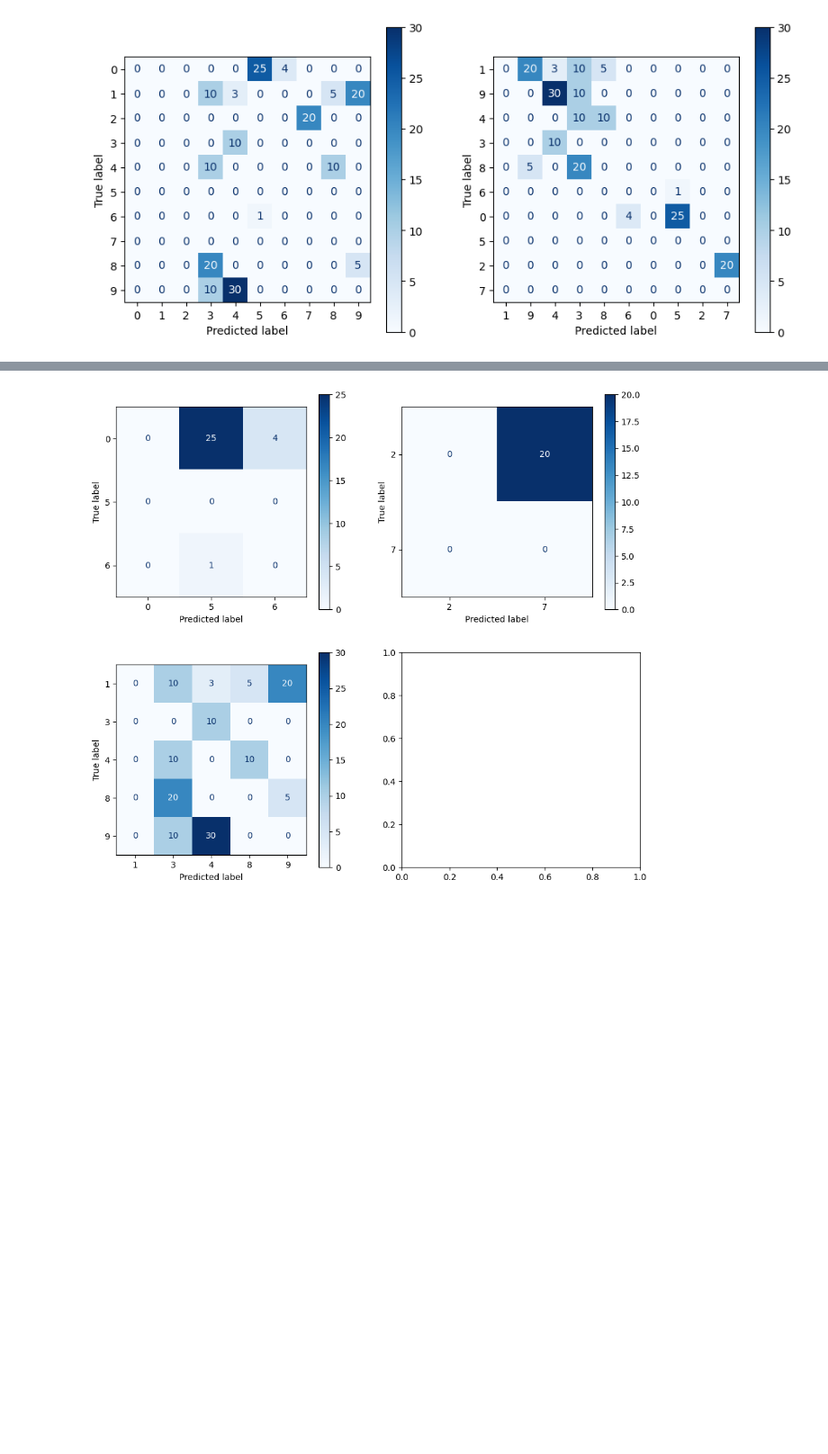
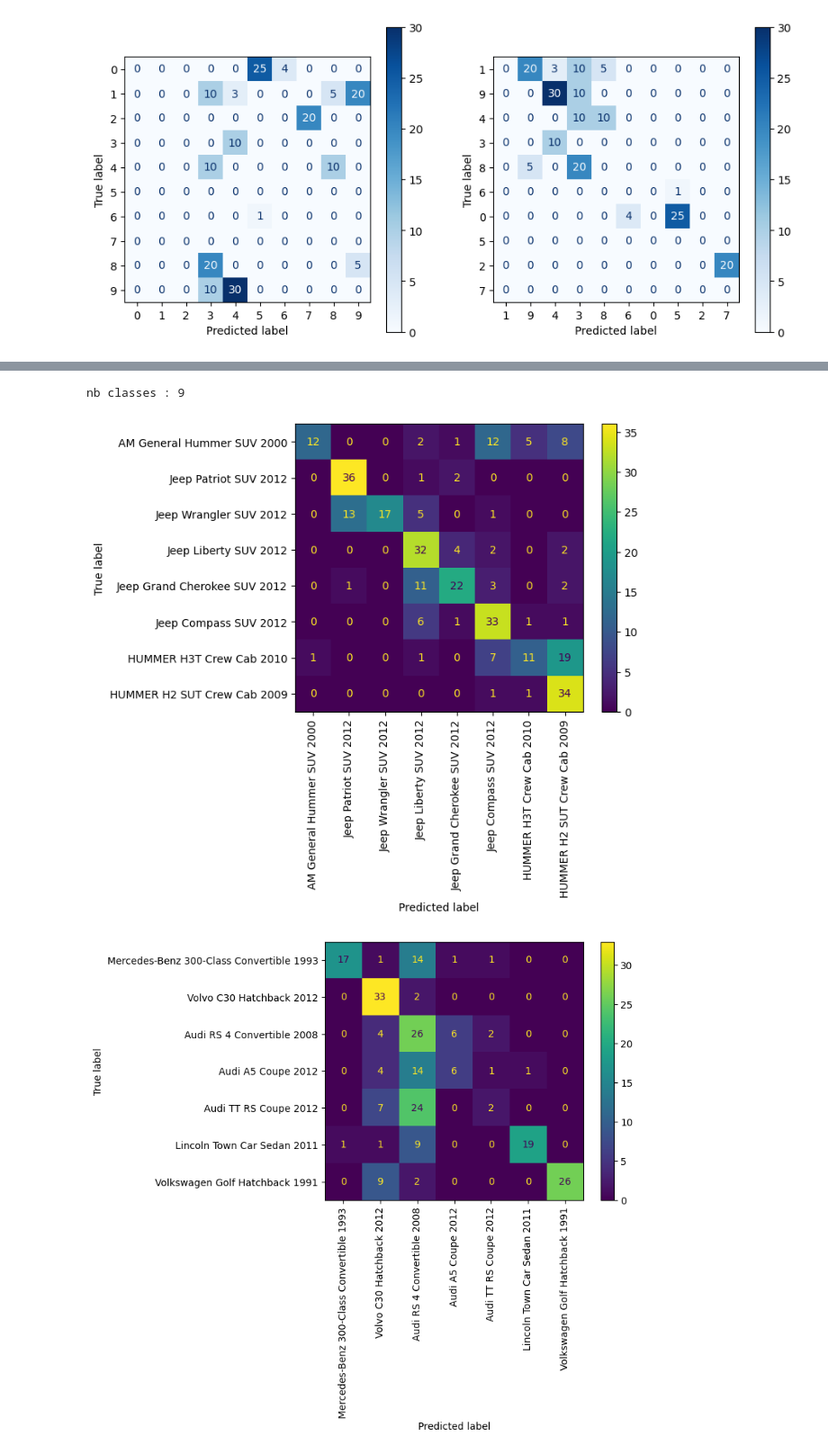
Before and after one commit to chuklee/Hackatons-IADataHack, a Jupyter notebook: simplify_confusion_matrix.ipynb, the cells around one changed output, grey strips where cells are left out. Shown at 90% size. Drawn from its saved outputs; the diff is of its cells as text; code cells hidden in the pictures; blank space fills up the shorter version.

```diff
--- a/simplify_confusion_matrix.ipynb
+++ b/simplify_confusion_matrix.ipynb
@@ -58,7 +89,9 @@ show_cm(result.cm, classes[result.perm], diag_zero=True, ax=axes[1])
 # %% [output]
 [figure]
 # %%
-G = nx.from_numpy_array(cm)
+cm_copy = cm.copy()
+cm_copy[cm_copy < 5] = 0
+G = nx.from_numpy_array(cm_copy)
 composantes_connexes = list(nx.connected_components(G))
 composantes_connexes = [[e for e in s] for s in composantes_connexes]
 composantes_connexes
@@ -90,6 +162,24 @@ sub_cms
-# %%
-fig, axes = plt.subplots(nrows=2, ncols=2, figsize=(11, 10))
-for sub_cm, sub_class, i in zip(sub_cms, sub_classes, range(len(sub_cms))):
-    show_cm(sub_cm, sub_class, ax=axes[i % 2, i // 2], diag_zero=True, show=(i == 2))
-# %% [output]
-[figure, removed]
+# %%
+# drop the too big cms
+sub_cms, sub_classes = list(zip(*[
+    (sub_cm, sub_classes)
+    for sub_cm, sub_classes in zip(sub_cms, sub_classes)
+    if 1 < sub_cm.shape[0] < 15
+]))
+
+print("nb classes :", len(sub_classes))
+
+n_per_line = 1
+nrows = math.ceil(len(sub_classes) / n_per_line)
+
+if False:
+    fig, axes = plt.subplots(nrows=nrows, ncols=n_per_line, figsize=(11, 5 * nrows))
+    if len(axes.shape) == 1:
+        axes = axes.reshape((nrows, n_per_line))
+
+for sub_cm, sub_class, i in zip(sub_cms, sub_classes, range(len(sub_cms))):
+    show_cm(sub_cm, sub_class, diag_zero=False, rotation=90)
+# %% [output]
+nb classes : 9
+[figure, added]
+[figure, added]
```
Also changed, not shown: parts of 7 cells of this notebook.
